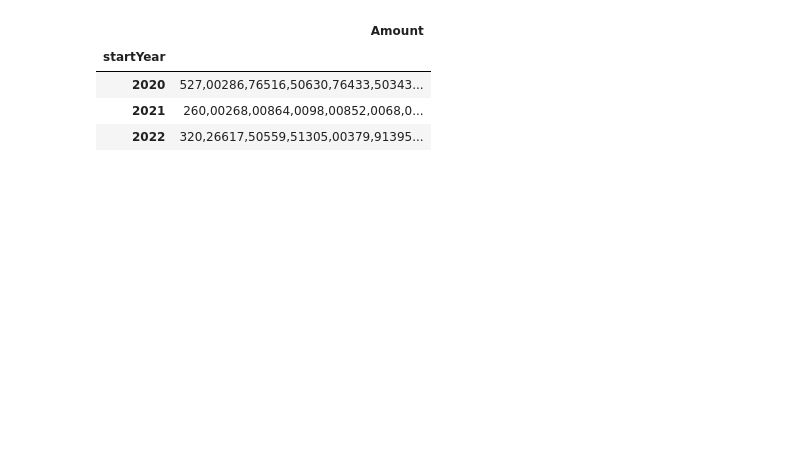
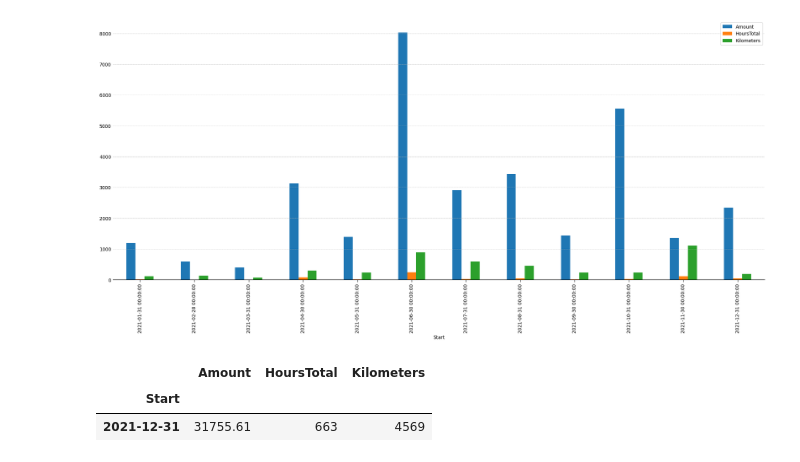
Before and after one commit to cfuru/Car-Pool-Analysis, a Jupyter notebook: analysis.ipynb, the cells around one changed output. Drawn from its saved outputs; the diff is of its cells as text; code cells hidden in the pictures; blank space fills up the shorter version.

```diff
--- a/analysis.ipynb
+++ b/analysis.ipynb
@@ -54,7 +44,7 @@ Premium             object
 dtype: object
 # %%
 df["Start"] = pd.to_datetime(df["Start"])
+df["Start"] = df.Start.dt.strftime("%Y-%m-%d")
 df["End"] = pd.to_datetime(df["End"])
-df["Amount"] = df.Amount.replace(",", ".")
 df.dtypes
 # %% [output]
@@ -99,8 +77,32 @@ df
-# %%
-df[["startYear", "Amount"]].groupby("startYear").sum()
-# %% [output]
-|  | Amount |
-| startYear |  |
-| 2020 | 527,00286,76516,50630,76433,50343... |
-| 2021 | 260,00268,00864,0098,00852,0068,0... |
-| 2022 | 320,26617,50559,51305,00379,91395... |
+# %%
+df["HoursTotal"] = df.Days * 24 + df.Hours
+# %%
+def plot_dates(df):
+    ax = df.plot(kind = "bar", figsize = (25, 10))
+
+    ax.spines["top"].set_visible(False)
+    ax.spines["right"].set_visible(False)
+    ax.spines["left"].set_visible(False)
+    ax.spines["bottom"].set_visible(True)
+    ax.get_xaxis().tick_bottom()
+    ax.get_yaxis().tick_left()
+    ax.grid(axis = "y", linestyle = "--", linewidth = 0.5)
+
+    ax.tick_params(
+        axis="y",
+        length = 0
+    )
+    ax.tick_params(
+        axis="x",
+        length = 5
+    )
+
+    plt.show()
+# %%
+plot_dates(df[df.startYear == 2021].set_index("Start").groupby([pd.Grouper(freq = "M")]).agg({"Amount": "sum", "HoursTotal": "sum", "Kilometers": "sum"}))
+df[df.startYear == 2021].set_index("Start").groupby([pd.Grouper(freq = "Y")]).agg({"Amount": "sum", "HoursTotal": "sum", "Kilometers": "sum"})
+# %% [output]
+[figure, added]
+|  | Amount | HoursTotal | Kilometers |
+| Start |  |  |  |
+| 2021-12-31 | 31755.61 | 663 | 4569 |
```
Also changed, not shown: parts of 7 cells of this notebook.
